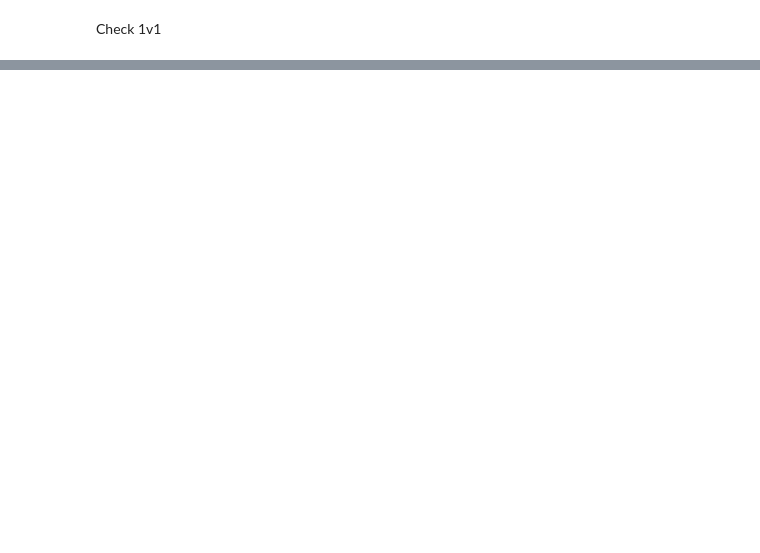
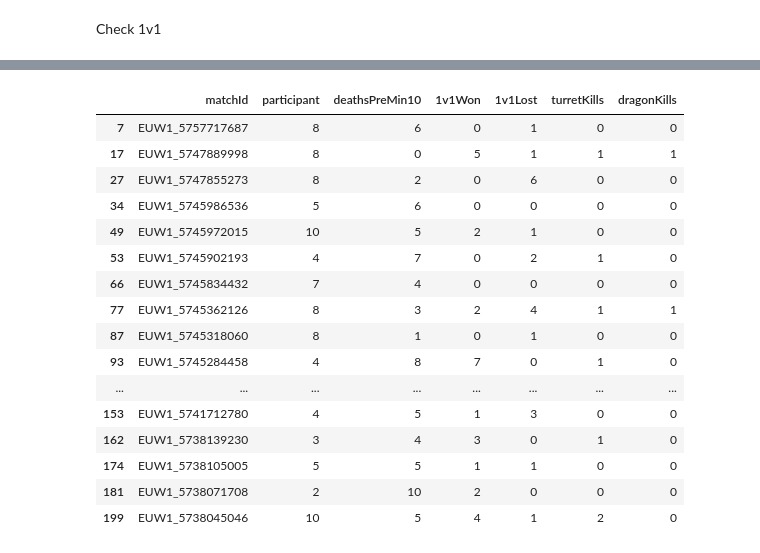
Before and after one commit to raz1x/Project_RiotAPI, a Jupyter notebook: riot.ipynb, the cells around one changed output, grey strips where cells are left out. Cells and saved outputs as stored; diff of their text form; code cells hidden in the pictures; blank space fills up the shorter version.

Commit message:
add countEliteMonster and exclude aram map

```diff
--- a/riot.ipynb
+++ b/riot.ipynb
@@ -441,0 +455,6 @@ kelodyEventsDf[(kelodyEventsDf["matchId"] == "EUW1_5747889998") & (kelodyEventsD
+# %%
+def countTurretKills(row, name):
+    return len(kelodyEventsDf[(kelodyEventsDf["matchId"] == row["matchId"]) & (kelodyEventsDf["type"] == "BUILDING_KILL") & (kelodyEventsDf["killerName"] == name)])
+
+kelody["turretKills"] = kelody.apply(lambda row: countTurretKills(row, "Kelody"), axis=1)
+kelody
@@ -441,0 +479,24 @@ kelodyEventsDf[(kelodyEventsDf["matchId"] == "EUW1_5747889998") & (kelodyEventsD
+# %%
+def counEliteMonsterKills(row, monsterName):
+    return len(kelodyEventsDf[(kelodyEventsDf["matchId"] == row["matchId"]) & (kelodyEventsDf["type"] == "ELITE_MONSTER_KILL") & (kelodyEventsDf["monsterType"] == monsterName)])
+
+kelody["dragonKills"] = kelody.apply(lambda row: counEliteMonsterKills(row, "DRAGON"), axis=1)
+kelody
+# %% [output]
+|  | matchId | participant | deathsPreMin10 | 1v1Won | 1v1Lost | turretKills | dragonKills |
+| 7 | EUW1_5757717687 | 8 | 6 | 0 | 1 | 0 | 0 |
+| 17 | EUW1_5747889998 | 8 | 0 | 5 | 1 | 1 | 1 |
+| 27 | EUW1_5747855273 | 8 | 2 | 0 | 6 | 0 | 0 |
+| 34 | EUW1_5745986536 | 5 | 6 | 0 | 0 | 0 | 0 |
+| 49 | EUW1_5745972015 | 10 | 5 | 2 | 1 | 0 | 0 |
+| 53 | EUW1_5745902193 | 4 | 7 | 0 | 2 | 1 | 0 |
+| 66 | EUW1_5745834432 | 7 | 4 | 0 | 0 | 0 | 0 |
+| 77 | EUW1_5745362126 | 8 | 3 | 2 | 4 | 1 | 1 |
+| 87 | EUW1_5745318060 | 8 | 1 | 0 | 1 | 0 | 0 |
+| 93 | EUW1_5745284458 | 4 | 8 | 7 | 0 | 1 | 0 |
+| ... | ... | ... | ... | ... | ... | ... | ... |
+| 153 | EUW1_5741712780 | 4 | 5 | 1 | 3 | 0 | 0 |
+| 162 | EUW1_5738139230 | 3 | 4 | 3 | 0 | 1 | 0 |
+| 174 | EUW1_5738105005 | 5 | 5 | 1 | 1 | 0 | 0 |
+| 181 | EUW1_5738071708 | 2 | 10 | 2 | 0 | 0 | 0 |
+| 199 | EUW1_5738045046 | 10 | 5 | 4 | 1 | 2 | 0 |
```
Also changed, not shown: parts of 10 cells of this notebook, 1 other file.
